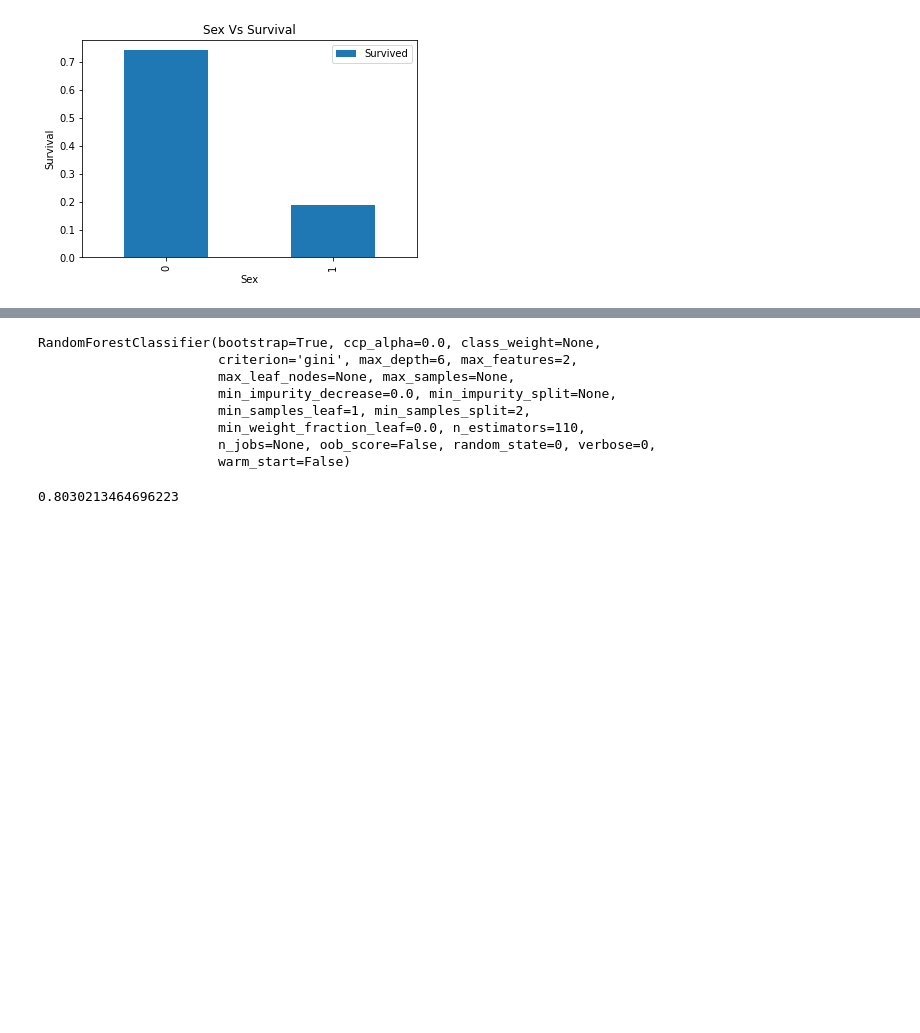
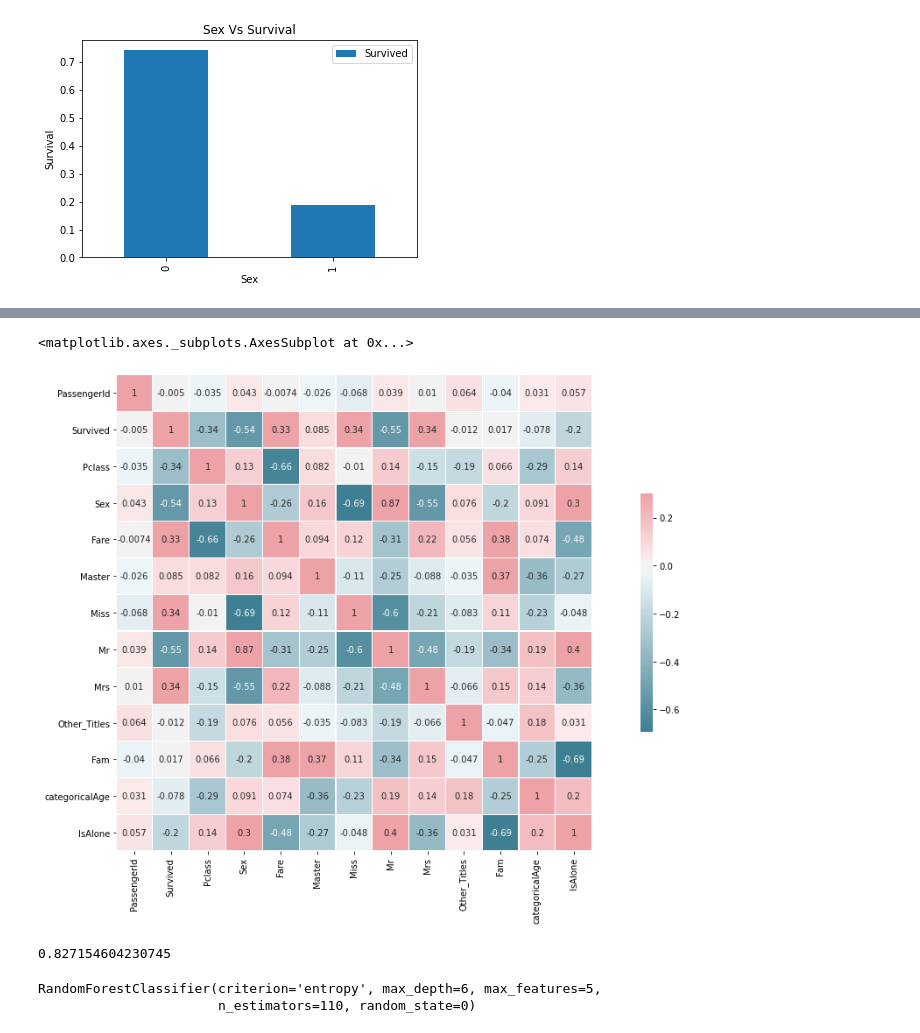
Before and after one commit to prasadboi/Kaggle, a Jupyter notebook: TitanicML-kaggle/TitanicML.ipynb, the cells around one changed output, grey strips where cells are left out. Drawn from its saved outputs; the diff is of its cells as text; code cells hidden in the pictures; blank space fills up the shorter version.

```diff
--- a/TitanicML-kaggle/TitanicML.ipynb
+++ b/TitanicML-kaggle/TitanicML.ipynb
@@ -131,12 +194,4 @@ Text(0, 0.5, 'Survival')
-# %%
-# column to determine whether the passenger is travelling alone or not
-trainData['IsAlone'] = 0
-trainData.loc[trainData['Fam'] == 1, ['IsAlone']] = 1
-
-testData['IsAlone'] = 0
-testData.loc[testData['Fam'] == 1, ['IsAlone']] = 1
 # %%
-trainData.drop(columns= ['Name', 'Cabin', 'Embarked', 'Ticket', 'Age', 'Fare'], inplace= True)
-testData.drop(columns= ['Name', 'Cabin', 'Embarked', 'Ticket', 'Age', 'Fare'], inplace= True)
-testData.fillna(testData.mean(), inplace= True)
+trainData.drop(columns = ['Name',  'SibSp', 'Parch',  'Age' , 'Cabin', 'Embarked', 'Title', 'Ticket', 'FareCategory'], inplace= True)
 trainData.dropna(inplace= True)
+testData.drop(columns = ['Name', 'Age', 'SibSp', 'Parch', 'Cabin', 'Embarked', 'Title', 'Ticket'], inplace= True)
@@ -180,0 +219,9 @@ X_test_scaled = pd.DataFrame(scaler.transform(X_test))
+# %%
+corr_mat = trainData.corr()
+plt.figure(figsize = (20 ,10))
+cmap = sns.diverging_palette(220, 10, as_cmap=True)
+sns.heatmap(corr_mat, cmap=cmap, vmax=.3, center=0,
+            square=True, linewidths=0.2, cbar_kws={"shrink": .5} , annot=True)
+# %% [output]
+<matplotlib.axes._subplots.AxesSubplot at 0x...>
+[figure, added]
@@ -181,23 +242,15 @@ X_test_scaled = pd.DataFrame(scaler.transform(X_test))
 # %%
-from sklearn.ensemble import RandomForestClassifier
-
-classifier1 = RandomForestClassifier(max_features= 2, n_estimators= 110, max_depth= 6, random_state=0)
-classifier1.fit(X_train_scaled, y_train)
+classifier1 = RandomForestClassifier(max_features= 5, n_estimators= 110 ,max_depth= 6, random_state=0, criterion='entropy')
-# %% [output]
-RandomForestClassifier(bootstrap=True, ccp_alpha=0.0, class_weight=None,
-                       criterion='gini', max_depth=6, max_features=2,
-                       max_leaf_nodes=None, max_samples=None,
-                       min_impurity_decrease=0.0, min_impurity_split=None,
-                       min_samples_leaf=1, min_samples_split=2,
-                       min_weight_fraction_leaf=0.0, n_estimators=110,
-                       n_jobs=None, oob_score=False, random_state=0, verbose=0,
-                       warm_start=False)
 # %%
-from sklearn.model_selection import cross_val_score
-cv_scores = cross_val_score(classifier1, X_train_scaled, y_train, cv= 5)
+cv_scores = cross_val_score(classifier1 , X_scaled, y, cv= 5)
 cv_scores.mean()
 # %% [output]
-0.8030213464696223
+0.827154604230745
+# %%
+classifier1.fit(X_scaled, y)
+# %% [output]
+RandomForestClassifier(criterion='entropy', max_depth=6, max_features=5,
+                       n_estimators=110, random_state=0)
 # %%
 predictions1 = classifier1.predict(X_test_scaled)
 output = pd.DataFrame()
```
Also changed, not shown: parts of 26 cells of this notebook, 2 other files.
